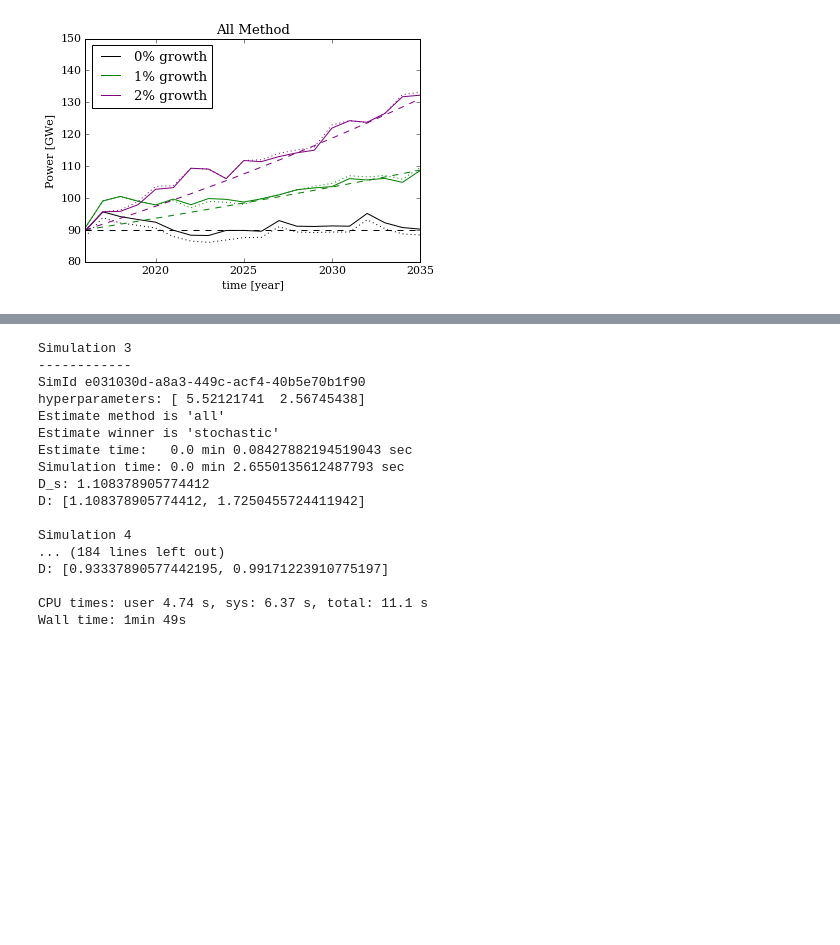
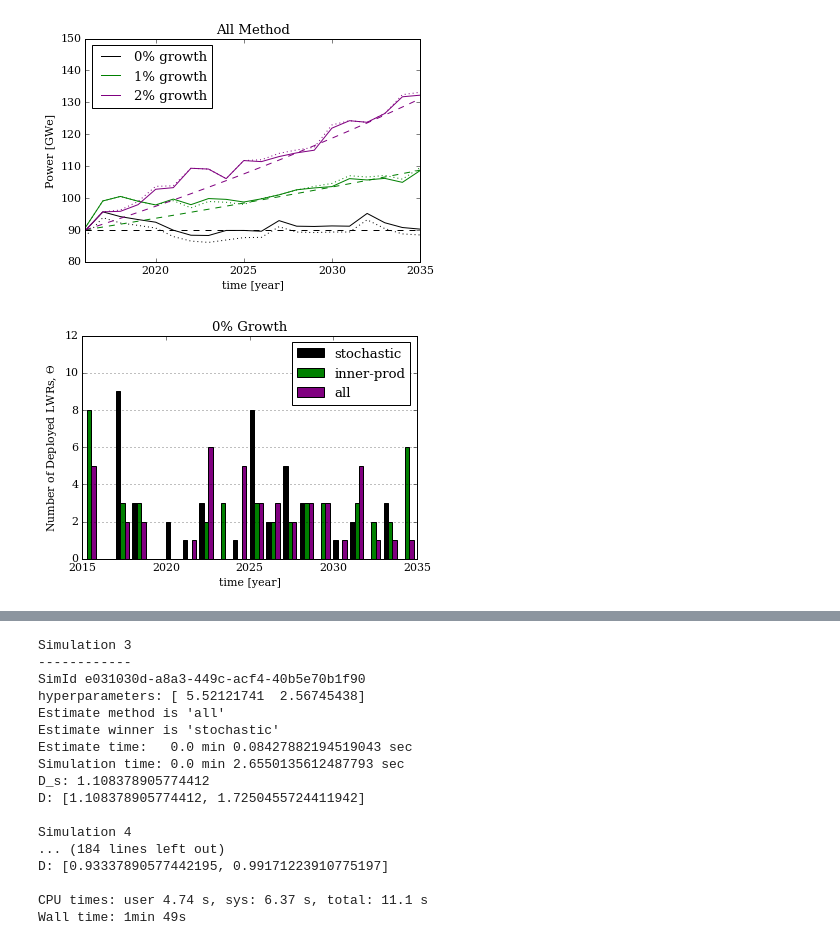
Before and after one commit to scopatz/fc-deploy-opt, a Jupyter notebook: cases.ipynb, the cells around one changed output, grey strips where cells are left out. Saved outputs shown, nothing was run; the diff lists cells and outputs as text; code cells hidden in the pictures; blank space fills up the shorter version.

```diff
--- a/cases.ipynb
+++ b/cases.ipynb
@@ -347,3 +347,26 @@ demand_product([state0inn, state1inn, state2inn], 'Inner Product')
 demand_product([state0all, state1all, state2all], 'All')
 # %% [output]
 [figure]
+# %%
+def deploy_plot(states, labels, colors, r):
+    width = 0.8 / len(states)
+    for i, state, label, color in zip(range(len(states)), states, labels, colors):
+        tgrid = np.arange(2015, 2015+state['T'])
+        plt.bar(tgrid + i*width, state['Θs'][0], width, label=label, color=color)
+    ax = plt.axis()
+    plt.axis(ax[:2] + (0, 12))
+    plt.legend(loc=0)
+    plt.grid(axis='y')
+    plt.xlabel('time [year]')
+    plt.ylabel('Number of Deployed LWRs, $\Theta$')
+    plt.title('{}% Growth'.format(r))
+    fname = 'deploy-{}'.format(r)
+    plt.savefig(fname + '.eps')
+    plt.savefig(fname + '.png')
+
+dlabels = ['stochastic', 'inner-prod', 'all']
+dcolors = ['k', 'green', 'purple']
+# %%
+deploy_plot([state0sto, state0inn, state0all], dlabels, dcolors, 0)
+# %% [output]
+[figure, added]
```
Also changed, not shown: parts of 2 cells of this notebook, 6 other files.
